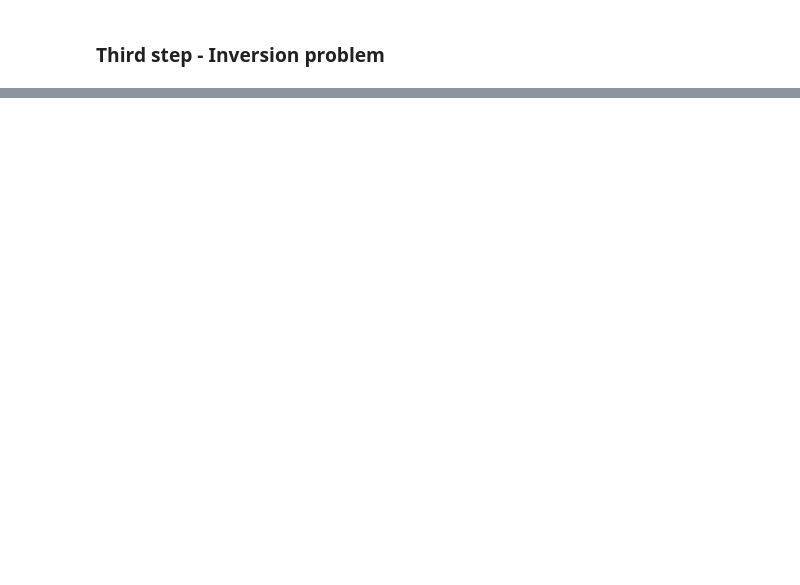
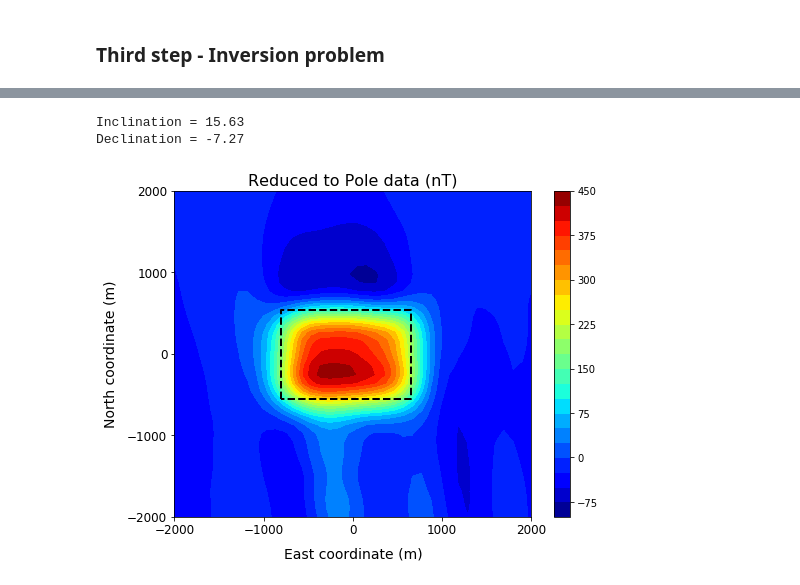
Before and after one commit to nelsondelimar/master, a Jupyter notebook: correlation_eqlayer_inversion.ipynb, the cells around one changed output, grey strips where cells are left out. Drawn from its saved outputs; the diff is of its cells as text; code cells hidden in the pictures; blank space fills up the shorter version.

Commit message:
Gauss Newton technique at cross-correlation data

```diff
--- a/correlation_eqlayer_inversion.ipynb
+++ b/correlation_eqlayer_inversion.ipynb
@@ -206,5 +208,5 @@ num = dobs.size
 # %%
 # Define the steps for derivation
 deltainc = 0.01*(dinc.max() - dinc.min())
-deltadec = 0.005*(ddec.max() - ddec.min())
+deltadec = 0.01*(ddec.max() - ddec.min())
 # %%
@@ -217,10 +222,10 @@ p0 = numpy.array([incmax, decmax])
 # Create the zero Jacobian matrix
 mat = numpy.zeros((num,2))
 # Define the tolerance
-tolerance = 0.00005
+tolerance = 0.00001
 # Number of iterations
-itmax = 30
+iterations = 10
 # Zero order Tikhonov
-regulator = 0.00002
+regulator = 0.8125
 # %%
 rtp1 = rtp_layer(data, shape, eqlayer, shape_layer, inc, dec, p0[0], p0[1])
@@ -290,0 +307,26 @@ diff.append(numpy.abs(mft[1] - mft[0]))
+# %%
+print 'Inclination = %.2f' % p0[0]
+print 'Declination = %.2f' % p0[1]
+# %% [output]
+Inclination = 15.63
+Declination = -7.27
+# %%
+# Calculate the reduction to Pole data after Gauss Newton
+rtpdata = rtp_layer(data, shape, eqlayer, shape_layer, inc, dec, p0[0], p0[1])
+# %%
+# Plotting the result
+pyplot.figure(figsize=(8, 6))
+pyplot.contourf(yo.reshape(shape), xo.reshape(shape), rtpdata.reshape(shape),
+                20, cmap = pyplot.cm.jet)
+# Draw the model edges
+draw_prism(dike[:4] , xy2ne = True)
+pyplot.title('Reduced to Pole data (nT)', fontsize = 16)
+pyplot.xlabel('East coordinate (m)', fontsize = 14, labelpad = 10)
+pyplot.ylabel('North coordinate (m)', fontsize = 14, labelpad = 10)
+pyplot.xticks(numpy.linspace(yo.min(), yo.max(), 5), fontsize = 12)
+pyplot.yticks(numpy.linspace(xo.min(), xo.max(), 5), fontsize = 12)
+pyplot.colorbar(orientation = 'vertical')
+#pyplot.savefig('fig01-totalfieldanomaly.png', dpi = 300, bbox_inches = 'tight')
+pyplot.show()
+# %% [output]
+[figure, added]
```
Also changed, not shown: parts of 15 cells of this notebook.
